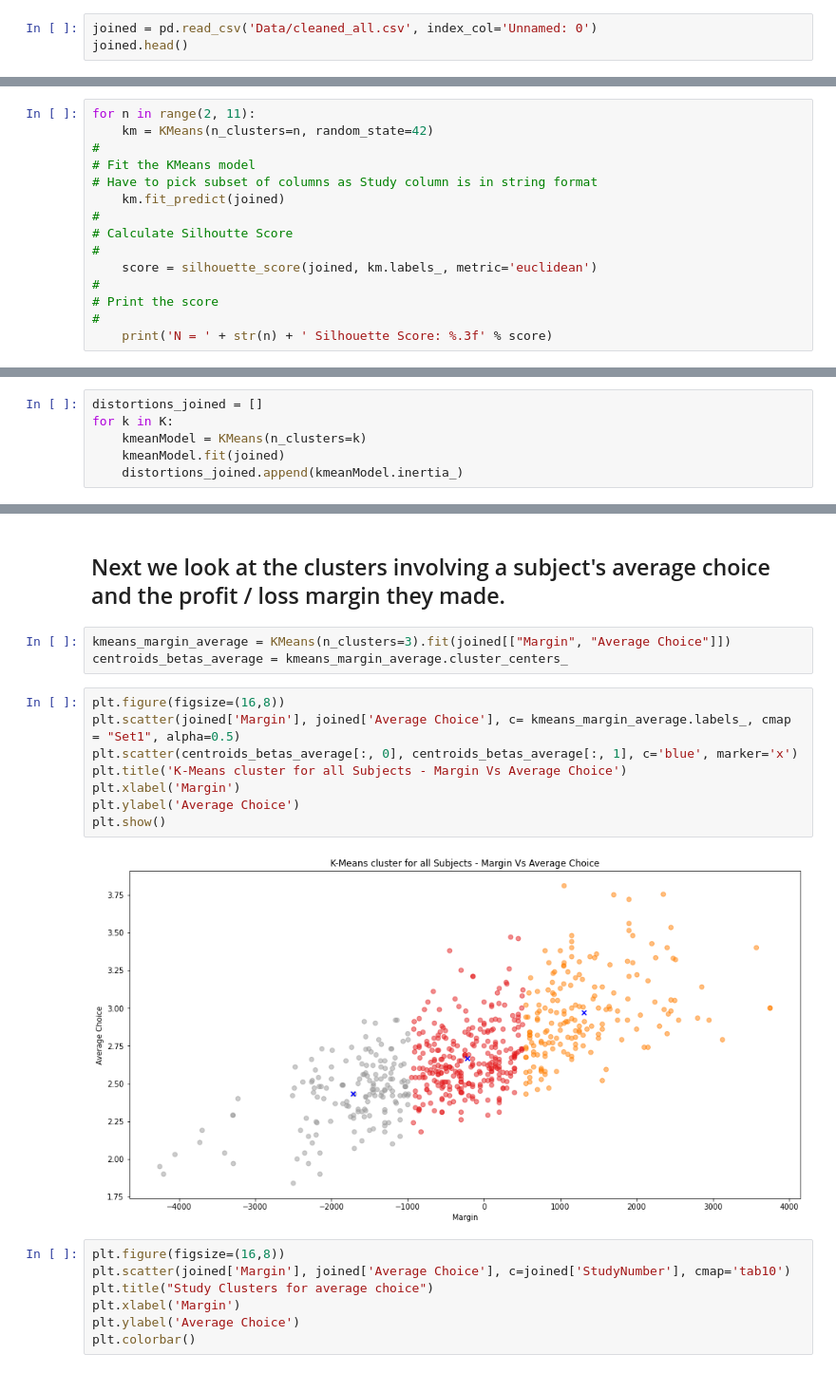
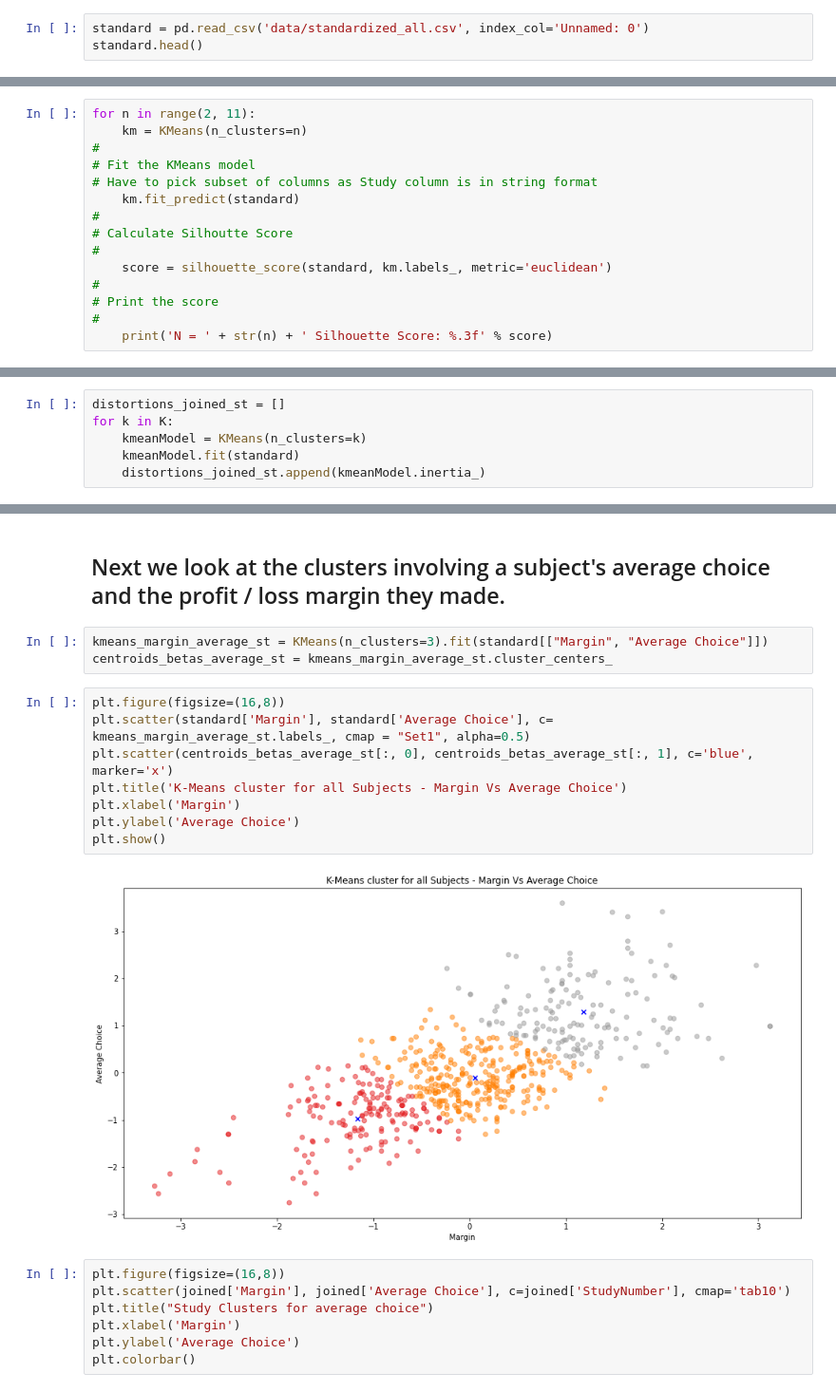
Before and after one commit to kiansweeney11/ca4015-assignment-1, a Jupyter notebook: _build/jupyter_execute/clustering.ipynb, the cells around one changed output, grey strips where cells are left out. Shown at 95% size. Saved outputs shown, nothing was run; the diff lists cells and outputs as text.

```diff
--- a/_build/jupyter_execute/clustering.ipynb
+++ b/_build/jupyter_execute/clustering.ipynb
@@ -48,7 +48,7 @@ $$
 
 In the formula above from [here](https://towardsdatascience.com/unsupervised-learning-techniques-using-python-k-means-and-silhouette-score-for-clustering-d6dd1f30b660) bi represents the shortest mean distance between a point to all points in any other cluster of which i is not a part whereas ai is the mean distance of i and all data points from the same cluster.
 # %%
-joined = pd.read_csv('Data/cleaned_all.csv', index_col='Unnamed: 0')
-joined.head()
+standard = pd.read_csv('data/standardized_all.csv', index_col='Unnamed: 0')
+standard.head()
 # %% [output]
 |  | Margin | Most Common Choice Picked | Most Common Choice | Average Choice | StudyNumber |
@@ -60,14 +60,14 @@ joined.head()
 # %%
 for n in range(2, 11):
-    km = KMeans(n_clusters=n, random_state=42)
+    km = KMeans(n_clusters=n)
 #
 # Fit the KMeans model
 # Have to pick subset of columns as Study column is in string format
-    km.fit_predict(joined)
+    km.fit_predict(standard)
 #
 # Calculate Silhoutte Score
 #
-    score = silhouette_score(joined, km.labels_, metric='euclidean')
+    score = silhouette_score(standard, km.labels_, metric='euclidean')
 #
 # Print the score
 #
@@ -85,10 +85,10 @@ N = 10 Silhouette Score: 0.541
 # %% [markdown]
 #### Elbow Method
 # %%
-distortions_joined = []
+distortions_joined_st = []
 for k in K:
     kmeanModel = KMeans(n_clusters=k)
-    kmeanModel.fit(joined)
-    distortions_joined.append(kmeanModel.inertia_)
+    kmeanModel.fit(standard)
+    distortions_joined_st.append(kmeanModel.inertia_)
 # %%
 plt.figure(figsize=(16,8))
@@ -138,18 +138,18 @@ From earlier our studies are as follows: Fridberg: 0, Horstmann: 1, Kjome: 2, Ma
 # %% [markdown]
 ## Next we look at the clusters involving a subject's average choice and the profit / loss margin they made.
 # %%
-kmeans_margin_average = KMeans(n_clusters=3).fit(joined[["Margin", "Average Choice"]])
-centroids_betas_average = kmeans_margin_average.cluster_centers_
+kmeans_margin_average_st = KMeans(n_clusters=3).fit(standard[["Margin", "Average Choice"]])
+centroids_betas_average_st = kmeans_margin_average_st.cluster_centers_
 # %%
 plt.figure(figsize=(16,8))
-plt.scatter(joined['Margin'], joined['Average Choice'], c= kmeans_margin_average.labels_, cmap = "Set1", alpha=0.5)
-plt.scatter(centroids_betas_average[:, 0], centroids_betas_average[:, 1], c='blue', marker='x')
+plt.scatter(standard['Margin'], standard['Average Choice'], c= kmeans_margin_average_st.labels_, cmap = "Set1", alpha=0.5)
+plt.scatter(centroids_betas_average_st[:, 0], centroids_betas_average_st[:, 1], c='blue', marker='x')
 plt.title('K-Means cluster for all Subjects - Margin Vs Average Choice')
 plt.xlabel('Margin')
 plt.ylabel('Average Choice')
 plt.show()
 # %% [output]
-[figure, old version]
+[figure, new version]
 # %%
 plt.figure(figsize=(16,8))
 plt.scatter(joined['Margin'], joined['Average Choice'], c=joined['StudyNumber'], cmap='tab10')
```
Also changed, not shown: parts of 8 cells of this notebook, 25 other files.
